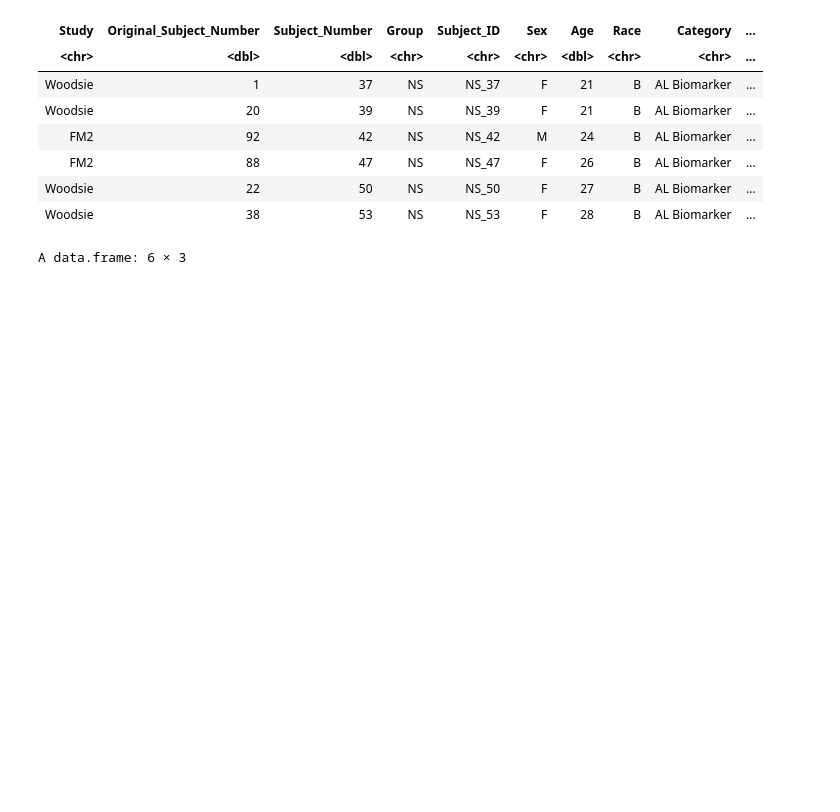
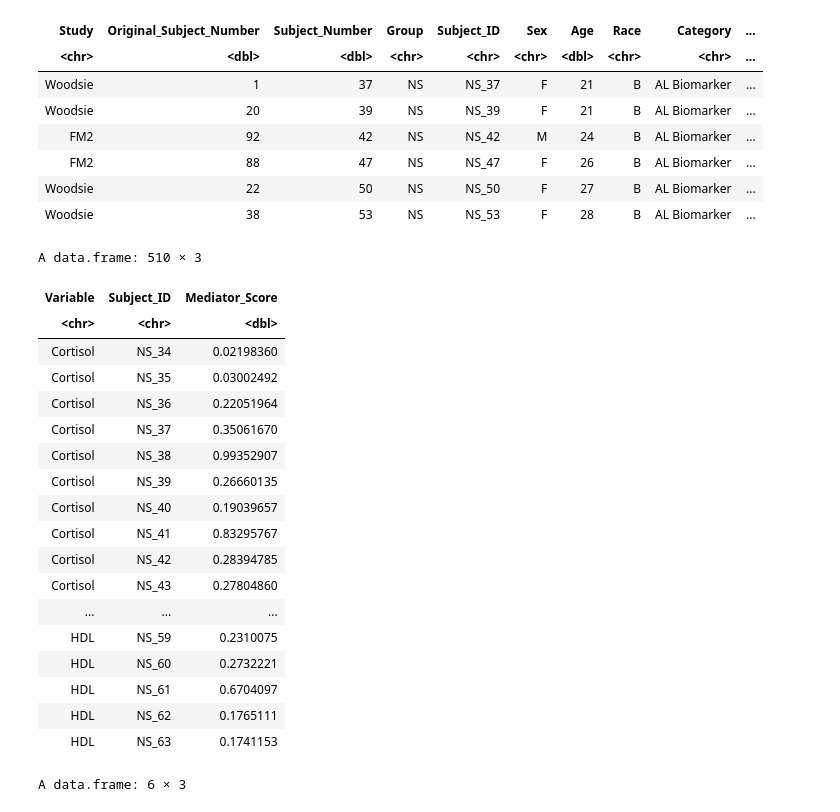
Before and after one commit to UNC-CEMALB/P1005_Miscellaneous-Analyses, a Jupyter notebook: 2. Allostatic Loading/Allostatic Loading.ipynb, the cells around one changed output. Cells and saved outputs as stored; diff of their text form; code cells hidden in the pictures; blank space fills up the shorter version.

```diff
--- a/2. Allostatic Loading/Allostatic Loading.ipynb
+++ b/2. Allostatic Loading/Allostatic Loading.ipynb
@@ -93,33 +93,54 @@ mediator_score = function(df){
     # getting all variable names for loop to iterate through
     mediators = unique(df$Variable)
 
     # your iterator (in this case 'i') can be any letter or word, but typically in computer science i or j are used
     for (i in 1:length(mediators)){
 
         # filtering df for each mediator
         filtered_df = df %>%
             filter(Variable == mediators[i])
 
         # now iterating through each value of the filtered_df, since we want to access each value
         for (j in 1:length(filtered_df$Value)){
 
             # score = (mediator value - mediator min)/ (mediator max - mediator min)
             mediator_score_formula = (filtered_df$Value[j] - min(filtered_df$Value))/(max(filtered_df$Value) - min(filtered_df$Value))
 
             # storing mediator, subject id, and score
             values_vector = cbind(mediators[i], df$Subject_ID[j], mediator_score_formula)
             score_df = rbind(score_df, values_vector)
         }
     }
 
     # renaming columns
     colnames(score_df) = c("Variable", "Subject_ID", "Mediator_Score")
 
     # for some reason the Mediator_Score is a character type, so changing to a numeric
     score_df$Mediator_Score = as.numeric(score_df$Mediator_Score)
 
     return(score_df)
 }
+mediator_score(nonsmoker_df)
+# %% [output]
+A data.frame: 510 × 3
+| Variable | Subject_ID | Mediator_Score |
+| <chr> | <chr> | <dbl> |
+| Cortisol | NS_34 | 0.02198360 |
+| Cortisol | NS_35 | 0.03002492 |
+| Cortisol | NS_36 | 0.22051964 |
+| Cortisol | NS_37 | 0.35061670 |
+| Cortisol | NS_38 | 0.99352907 |
+| Cortisol | NS_39 | 0.26660135 |
+| Cortisol | NS_40 | 0.19039657 |
+| Cortisol | NS_41 | 0.83295767 |
+| Cortisol | NS_42 | 0.28394785 |
+| Cortisol | NS_43 | 0.27804860 |
+| ... | ... | ... |
+| HDL | NS_59 | 0.2310075 |
+| HDL | NS_60 | 0.2732221 |
+| HDL | NS_61 | 0.6704097 |
+| HDL | NS_62 | 0.1765111 |
+| HDL | NS_63 | 0.1741153 |
 # %%
 # calling mediator_score function
 NS_mediator_score_df = mediator_score(nonsmoker_df)
```
Also changed, not shown: parts of 1 cell of this notebook.
